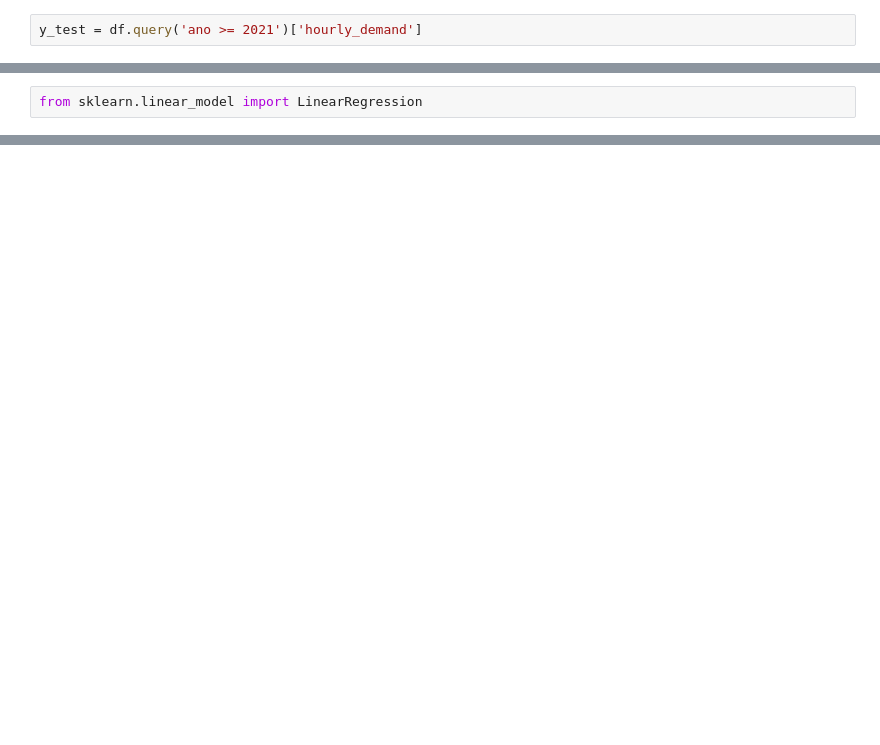
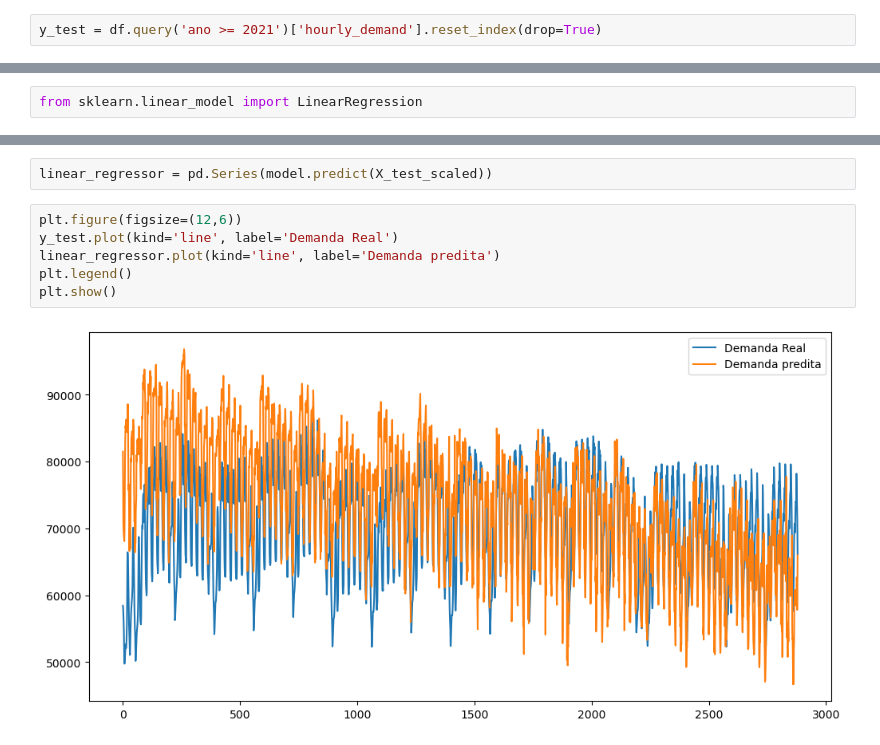
Before and after one commit to kauansacramento/energy-demand-forecast, a Jupyter notebook: energy_demand_forecast.ipynb, the cells around one changed output, grey strips where cells are left out. Drawn from its saved outputs; the diff is of its cells as text; blank space fills up the shorter version.

```diff
--- a/energy_demand_forecast.ipynb
+++ b/energy_demand_forecast.ipynb
@@ -128,5 +128,5 @@ X_test = df.query('ano >= 2021').drop(columns='hourly_demand')
 # %%
-y_test = df.query('ano >= 2021')['hourly_demand']
+y_test = df.query('ano >= 2021')['hourly_demand'].reset_index(drop=True)
 # %% [markdown]
 - Padronização de dados
 # %%
@@ -161,0 +179,10 @@ array([0.62900776, 0.61415493, 0.60654845, 0.68534794, 0.51604012])
+# %%
+linear_regressor = pd.Series(model.predict(X_test_scaled))
+# %%
+plt.figure(figsize=(12,6))
+y_test.plot(kind='line', label='Demanda Real')
+linear_regressor.plot(kind='line', label='Demanda predita')
+plt.legend()
+plt.show()
+# %% [output]
+[figure, added]
```
Also changed, not shown: parts of 30 cells of this notebook.
